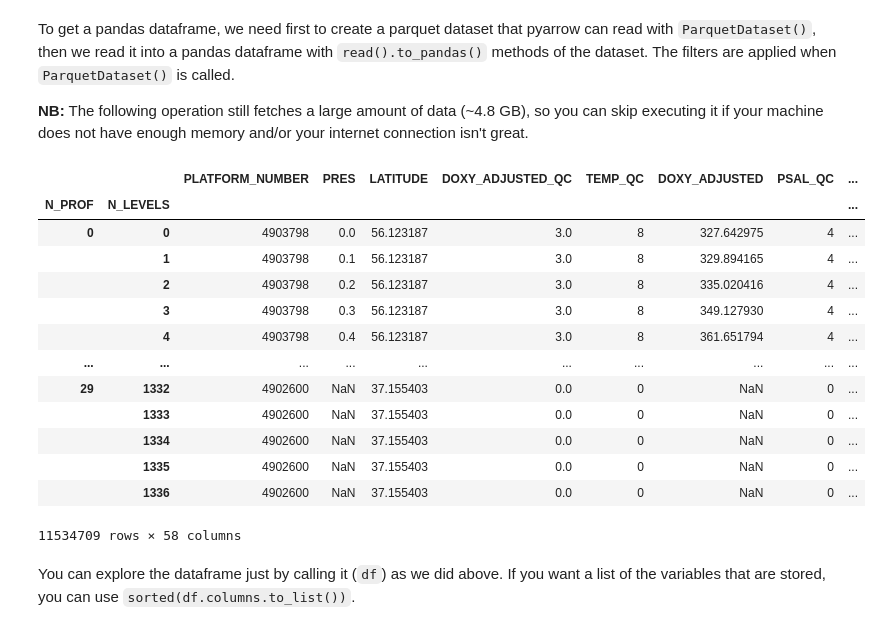
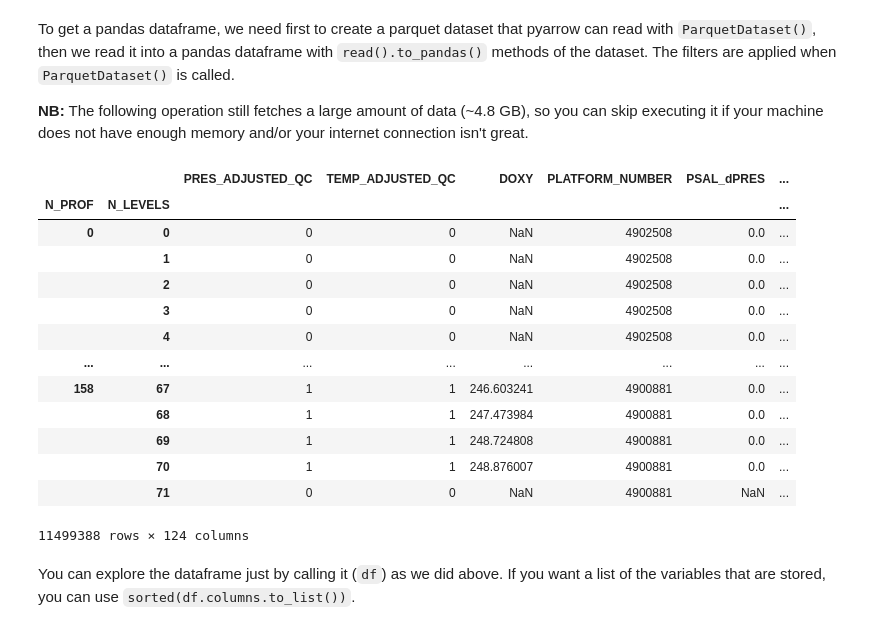
Before and after one commit to boom-lab/argo2parquet-public, a Jupyter notebook: Example_1_Poseidon.ipynb, the cells around one changed output. Drawn from its saved outputs; the diff is of its cells as text; code cells hidden in the pictures.

```diff
--- a/Example_1_Poseidon.ipynb
+++ b/Example_1_Poseidon.ipynb
@@ -28,12 +30,20 @@ from datetime import datetime
 import numpy as np
 import pandas as pd
 import xarray as xr
+import pyarrow as pa
 import pyarrow.parquet as pq
 import glob
 from pprint import pprint
 
 # Paths on Poseidon cluster
 parquet_dir = '/vortexfs1/share/boom/data/nc2pqt_test/pqt/data/'
+# Setting up parquet schema
+schemas = []
+parquet_files = glob.glob(parquet_dir + '*.parquet')
+for parquet_file in parquet_files:
+    dataset = pq.ParquetDataset(parquet_file)
+    schemas.append(dataset.schema)
+unified_schema = pa.unify_schemas(schemas, promote_options="permissive")
 
 # We import argopy only for speed comparisons
 import argopy
@@ -74,24 +84,24 @@ To get a pandas dataframe, we need first to create a parquet dataset that pyarro
 
 **NB:** The following operation still fetches a large amount of data (~4.8 GB), so you can skip executing it if your machine does not have enough memory and/or your internet connection isn't great.
 # %%
-ds = pq.ParquetDataset(parquet_dir, filters=filter_coords)
+ds = pq.ParquetDataset(parquet_dir, schema=unified_schema, filters=filter_coords)
 df = ds.read().to_pandas()
 df
 # %% [output]
-|  |  | PLATFORM_NUMBER | PRES | LATITUDE | DOXY_ADJUSTED_QC | TEMP_QC | DOXY_ADJUSTED | PSAL_QC | ... |
-| N_PROF | N_LEVELS |  |  |  |  |  |  |  | ... |
-| 0 | 0 | 4903798 | 0.0 | 56.123187 | 3.0 | 8 | 327.642975 | 4 | ... |
-|  | 1 | 4903798 | 0.1 | 56.123187 | 3.0 | 8 | 329.894165 | 4 | ... |
-|  | 2 | 4903798 | 0.2 | 56.123187 | 3.0 | 8 | 335.020416 | 4 | ... |
-|  | 3 | 4903798 | 0.3 | 56.123187 | 3.0 | 8 | 349.127930 | 4 | ... |
-|  | 4 | 4903798 | 0.4 | 56.123187 | 3.0 | 8 | 361.651794 | 4 | ... |
-| ... | ... | ... | ... | ... | ... | ... | ... | ... | ... |
-| 29 | 1332 | 4902600 | NaN | 37.155403 | 0.0 | 0 | NaN | 0 | ... |
-|  | 1333 | 4902600 | NaN | 37.155403 | 0.0 | 0 | NaN | 0 | ... |
-|  | 1334 | 4902600 | NaN | 37.155403 | 0.0 | 0 | NaN | 0 | ... |
-|  | 1335 | 4902600 | NaN | 37.155403 | 0.0 | 0 | NaN | 0 | ... |
-|  | 1336 | 4902600 | NaN | 37.155403 | 0.0 | 0 | NaN | 0 | ... |
+|  |  | PRES_ADJUSTED_QC | TEMP_ADJUSTED_QC | DOXY | PLATFORM_NUMBER | PSAL_dPRES | ... |
+| N_PROF | N_LEVELS |  |  |  |  |  | ... |
+| 0 | 0 | 0 | 0 | NaN | 4902508 | 0.0 | ... |
+|  | 1 | 0 | 0 | NaN | 4902508 | 0.0 | ... |
+|  | 2 | 0 | 0 | NaN | 4902508 | 0.0 | ... |
+|  | 3 | 0 | 0 | NaN | 4902508 | 0.0 | ... |
+|  | 4 | 0 | 0 | NaN | 4902508 | 0.0 | ... |
+| ... | ... | ... | ... | ... | ... | ... | ... |
+| 158 | 67 | 1 | 1 | 246.603241 | 4900881 | 0.0 | ... |
+|  | 68 | 1 | 1 | 247.473984 | 4900881 | 0.0 | ... |
+|  | 69 | 1 | 1 | 248.724808 | 4900881 | 0.0 | ... |
+|  | 70 | 1 | 1 | 248.876007 | 4900881 | 0.0 | ... |
+|  | 71 | 0 | 0 | NaN | 4900881 | NaN | ... |
-11534709 rows × 58 columns
+11499388 rows × 124 columns
 # %% [markdown]
 You can explore the dataframe just by calling it (`df`) as we did above. If you want a list of the variables that are stored, you can use `sorted(df.columns.to_list())`.
 # %% [markdown]
```
Also changed, not shown: parts of 9 cells of this notebook, 1 other file.
